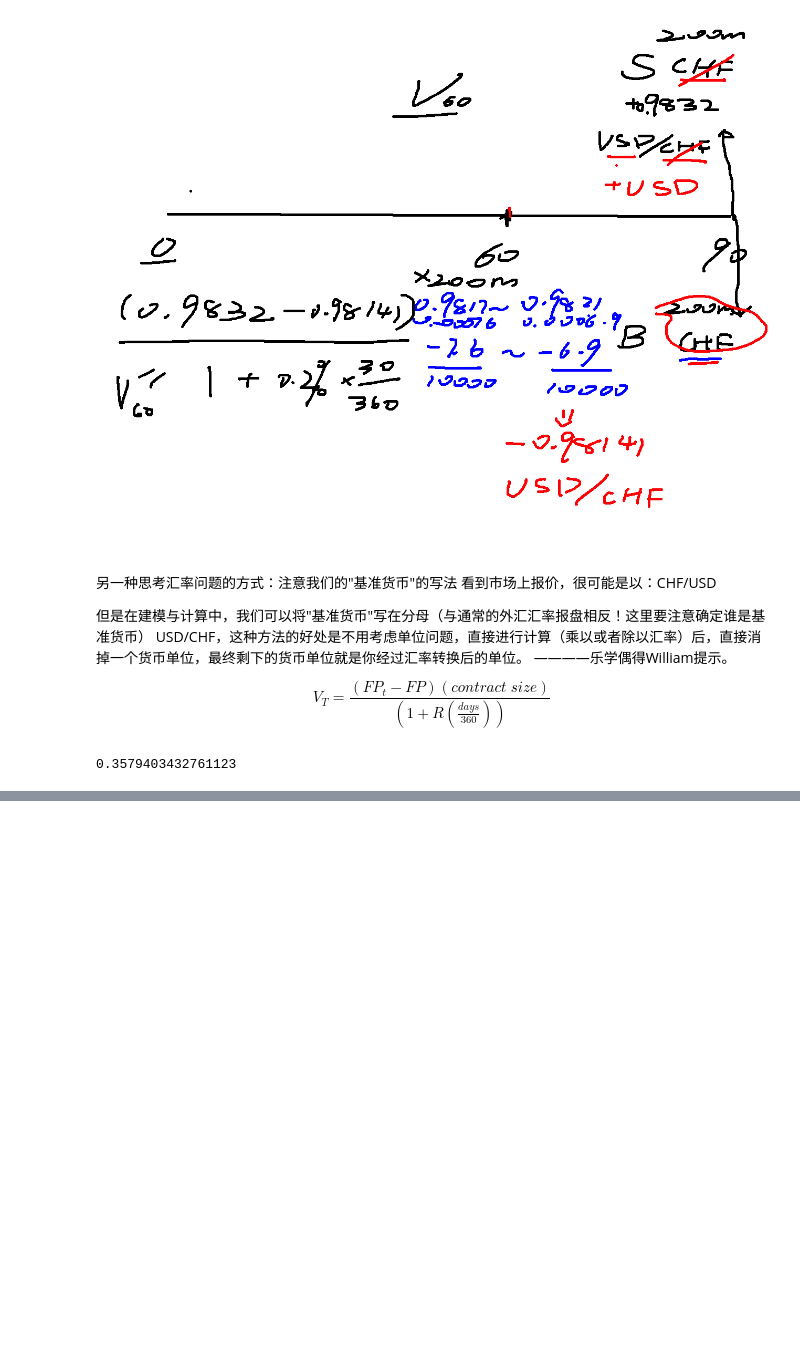
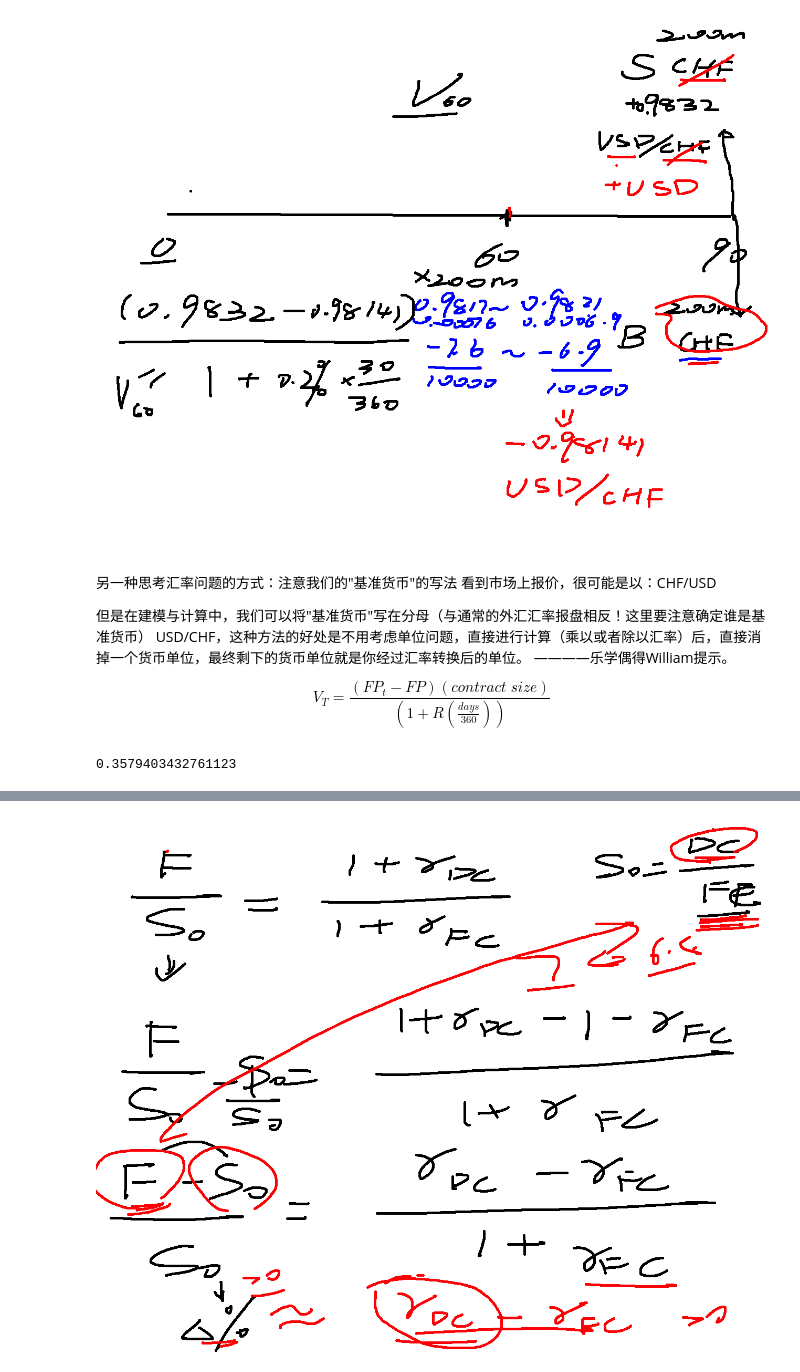
Before and after one commit to williamjiamin/LXOD_FinTech_Intro, a Jupyter notebook: 3.经济学原理入门/3.汇率与远期汇率相关套利.ipynb, the cells around one changed output, grey strips where cells are left out. Drawn from its saved outputs; the diff is of its cells as text; code cells hidden in the pictures; blank space fills up the shorter version.

```diff
--- a/3.经济学原理入门/3.汇率与远期汇率相关套利.ipynb
+++ b/3.经济学原理入门/3.汇率与远期汇率相关套利.ipynb
@@ -88,0 +94,5 @@ print(FC_Value)
+# %%
+from IPython.display import Image
+Image(filename='4.跨国套利理论与计算2.png')
+# %% [output]
+[figure, added]
```
Also changed, not shown: parts of 5 cells of this notebook, 1 other file.
